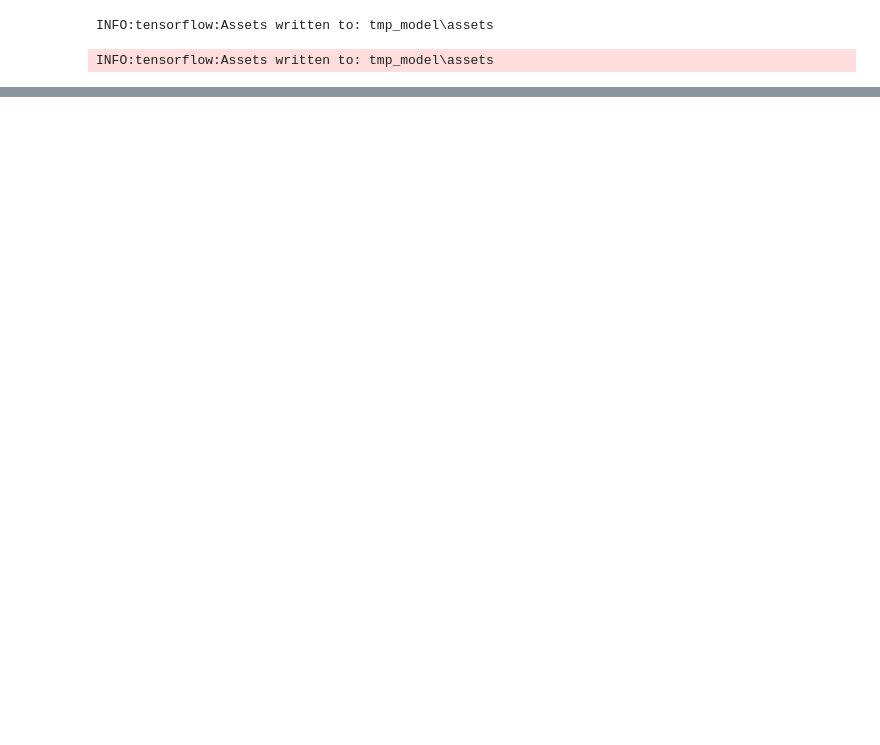
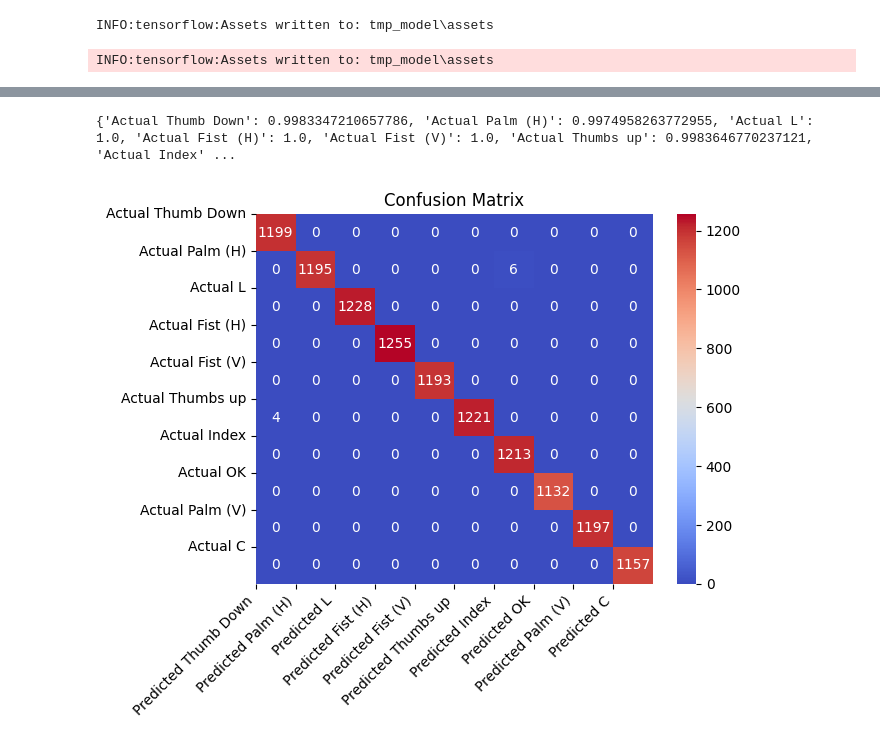
Before and after one commit to Tiny-Prism-Labs/Hand_Gesture_Recog, a Jupyter notebook: handgesture2.ipynb, the cells around one changed output, grey strips where cells are left out. Saved outputs shown, nothing was run; the diff lists cells and outputs as text; code cells hidden in the pictures; blank space fills up the shorter version.

```diff
--- a/handgesture2.ipynb
+++ b/handgesture2.ipynb
@@ -187,0 +237,9 @@ ValueError: Could not infer attribute `explicit_paddings` type from empty iterat
+# %%
+y_pred = np.argmax(predictions, axis=1) # Transform predictions into 1-D array with label number
+# %%
+# H = Horizontal
+# V = Vertical
+df_confusion_matrix = pd.DataFrame(confusion_matrix(y_test, y_pred),
+             columns=["Predicted Thumb Down", "Predicted Palm (H)", "Predicted L", "Predicted Fist (H)", "Predicted Fist (V)", "Predicted Thumbs up", "Predicted Index", "Predicted OK", "Predicted Palm (V)", "Predicted C"],
+             index=["Actual Thumb Down", "Actual Palm (H)", "Actual L", "Actual Fist (H)", "Actual Fist (V)", "Actual Thumbs up", "Actual Index", "Actual OK", "Actual Palm (V)", "Actual C"])
+print(df_confusion_matrix)
@@ -187,0 +284,33 @@ ValueError: Could not infer attribute `explicit_paddings` type from empty iterat
+# %%
+f1_scores = {}
+
+# Calculate F1 score for each class
+for i in range(df_confusion_matrix.shape[0]):
+    true_positives = df_confusion_matrix.iloc[i, i]
+    false_positives = df_confusion_matrix.iloc[i, :].sum() - true_positives
+    false_negatives = df_confusion_matrix.iloc[:, i].sum() - true_positives
+    precision = true_positives / (true_positives + false_positives)
+    recall = true_positives / (true_positives + false_negatives)
+    f1 = 2 * (precision * recall) / (precision + recall)
+    f1_scores[df_confusion_matrix.index[i]] = f1
+
+print(f1_scores)
+# %% [output]
+{'Actual Thumb Down': 0.9983347210657786, 'Actual Palm (H)': 0.9974958263772955, 'Actual L': 1.0, 'Actual Fist (H)': 1.0, 'Actual Fist (V)': 1.0, 'Actual Thumbs up': 0.9983646770237121, 'Actual Index' ...
+# %%
+import seaborn as sns
+
+fig, ax = plt.subplots()
+sns.heatmap(df_confusion_matrix, annot=True, cmap='coolwarm', fmt='d', ax=ax)
+
+# Add labels and title
+ax.set_xticks(range(len(df_confusion_matrix.columns)))
+ax.set_yticks(range(len(df_confusion_matrix.index)))
+ax.set_xticklabels(df_confusion_matrix.columns, rotation=45, ha='right')
+ax.set_yticklabels(df_confusion_matrix.index)
+ax.set_title('Confusion Matrix')
+
+# Show the graph
+plt.show()
+# %% [output]
+[figure, added]
```
Also changed, not shown: parts of 24 cells of this notebook, 8 other files.
